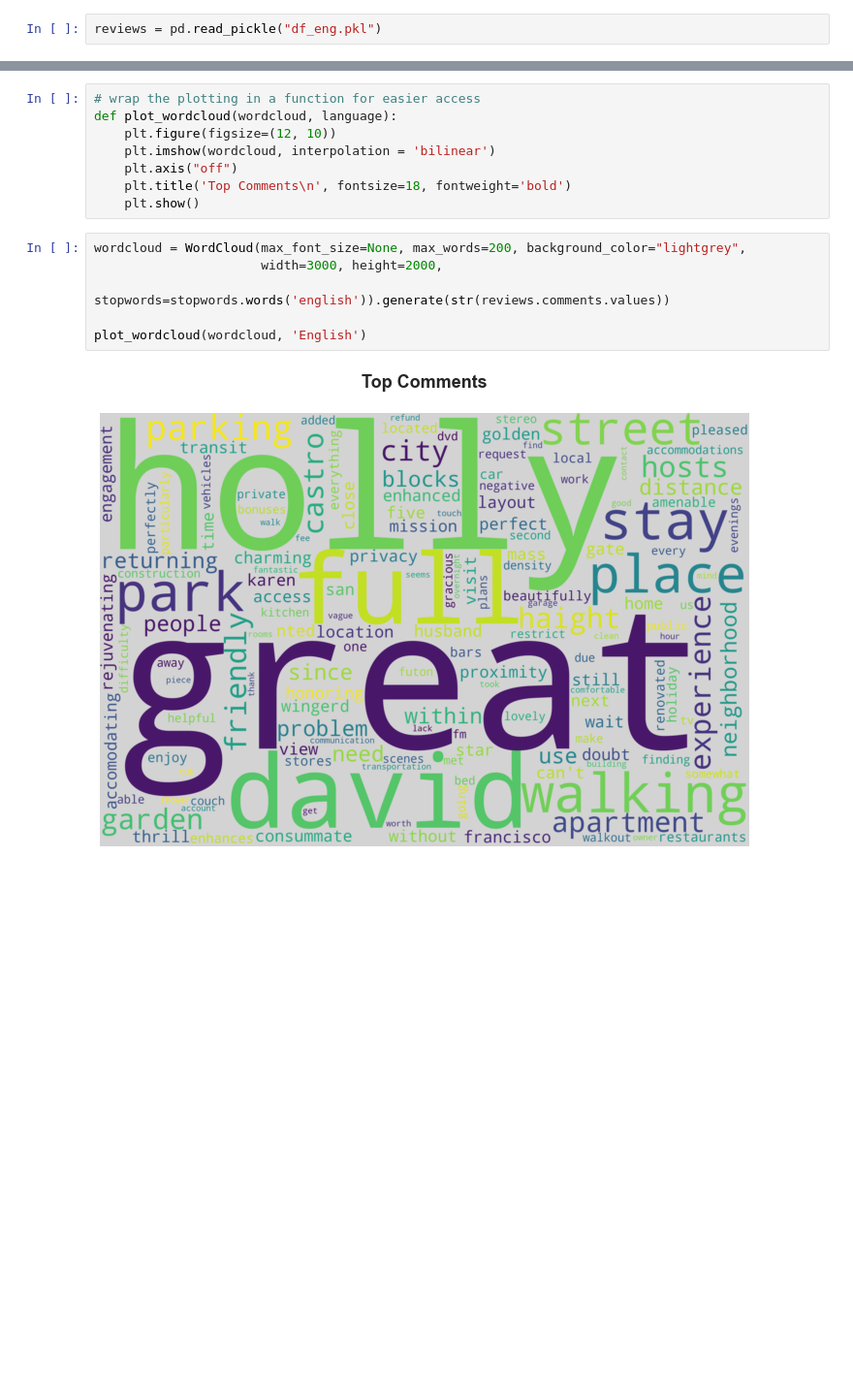
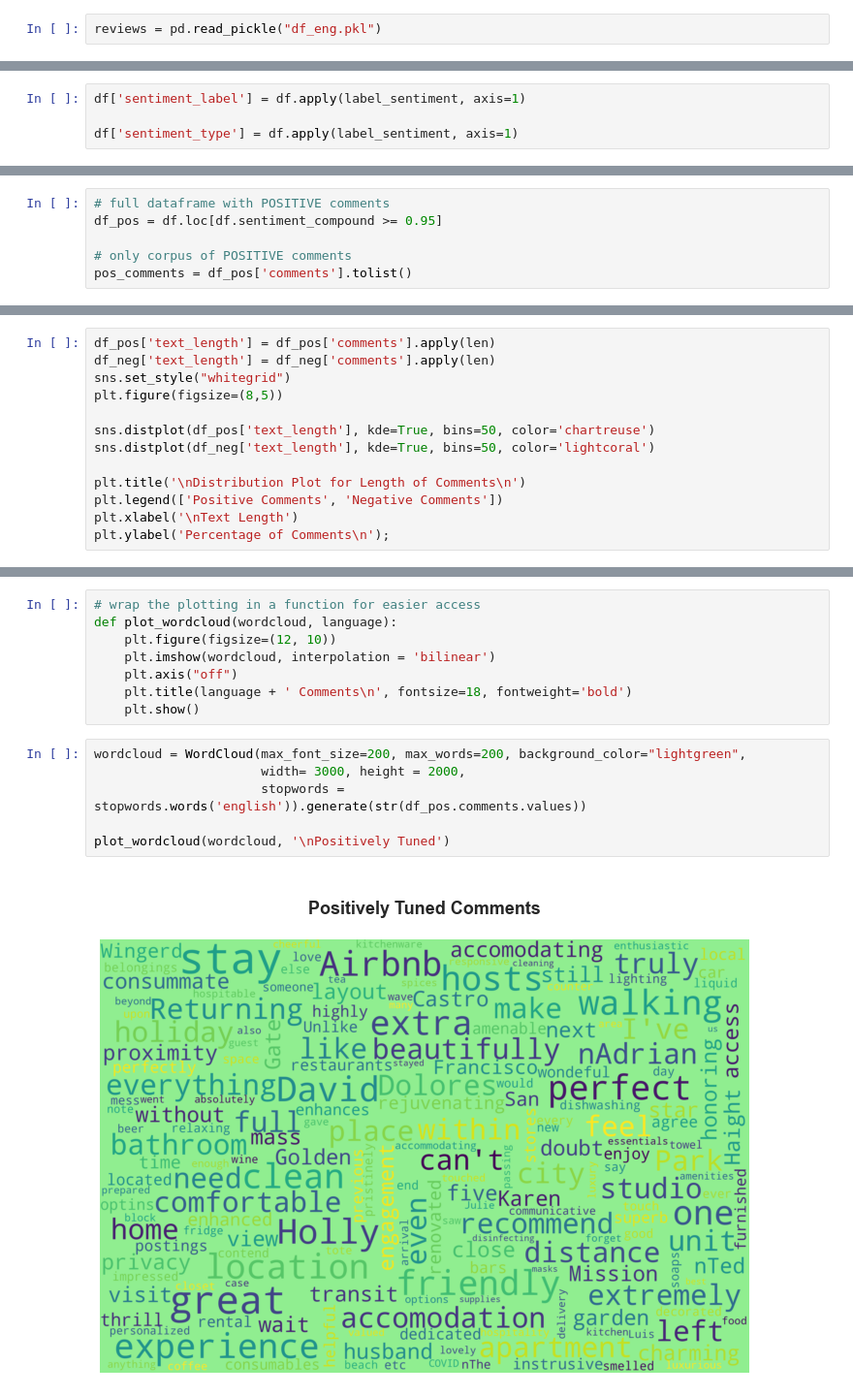
Before and after one commit to LingxingG/Data-Mining-Project, a Jupyter notebook: Tanny/Reviews Analysis.ipynb, the cells around one changed output, grey strips where cells are left out. Shown at 97% size. Saved outputs shown, nothing was run; the diff lists cells and outputs as text; blank space fills up the shorter version.

```diff
--- a/Tanny/Reviews Analysis.ipynb
+++ b/Tanny/Reviews Analysis.ipynb
@@ -44,0 +399,4 @@ reviews["comments"] = reviews["comments"].str.lower()
+# %%
+df['sentiment_label'] = df.apply(label_sentiment, axis=1)
+
+df['sentiment_type'] = df.apply(label_sentiment, axis=1)
@@ -44,0 +466,6 @@ reviews["comments"] = reviews["comments"].str.lower()
+# %%
+# full dataframe with POSITIVE comments
+df_pos = df.loc[df.sentiment_compound >= 0.95]
+
+# only corpus of POSITIVE comments
+pos_comments = df_pos['comments'].tolist()
@@ -44,0 +478,13 @@ reviews["comments"] = reviews["comments"].str.lower()
+# %%
+df_pos['text_length'] = df_pos['comments'].apply(len)
+df_neg['text_length'] = df_neg['comments'].apply(len)
+sns.set_style("whitegrid")
+plt.figure(figsize=(8,5))
+
+sns.distplot(df_pos['text_length'], kde=True, bins=50, color='chartreuse')
+sns.distplot(df_neg['text_length'], kde=True, bins=50, color='lightcoral')
+
+plt.title('\nDistribution Plot for Length of Comments\n')
+plt.legend(['Positive Comments', 'Negative Comments'])
+plt.xlabel('\nText Length')
+plt.ylabel('Percentage of Comments\n');
@@ -48,13 +496,13 @@ def plot_wordcloud(wordcloud, language):
     plt.figure(figsize=(12, 10))
     plt.imshow(wordcloud, interpolation = 'bilinear')
     plt.axis("off")
-    plt.title('Top Comments\n', fontsize=18, fontweight='bold')
+    plt.title(language + ' Comments\n', fontsize=18, fontweight='bold')
     plt.show()
 # %%
-wordcloud = WordCloud(max_font_size=None, max_words=200, background_color="lightgrey",
-                      width=3000, height=2000,
-                      stopwords=stopwords.words('english')).generate(str(reviews.comments.values))
+wordcloud = WordCloud(max_font_size=200, max_words=200, background_color="lightgreen",
+                      width= 3000, height = 2000,
+                      stopwords = stopwords.words('english')).generate(str(df_pos.comments.values))
 
-plot_wordcloud(wordcloud, 'English')
+plot_wordcloud(wordcloud, '\nPositively Tuned')
 # %% [output]
-[figure, old version]
+[figure, new version]
```
Also changed, not shown: parts of 72 cells of this notebook, 1 other file.
